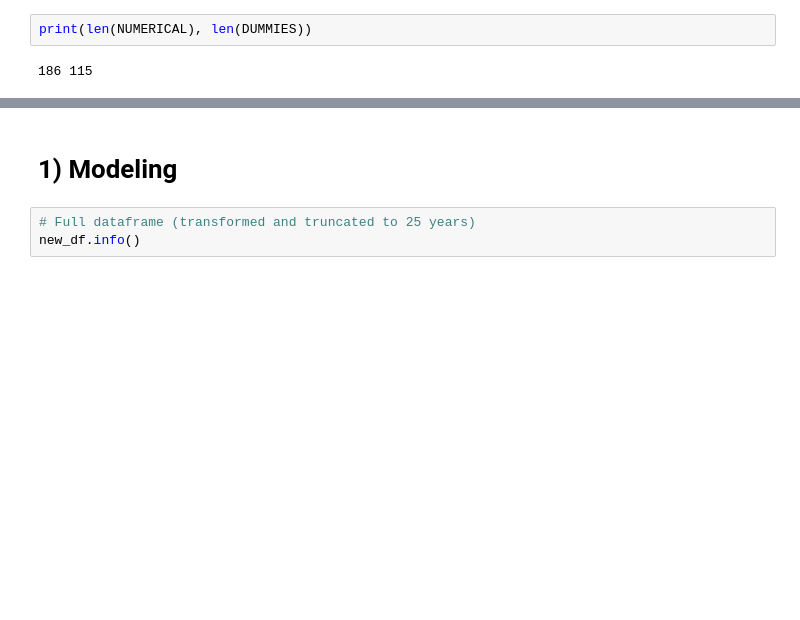
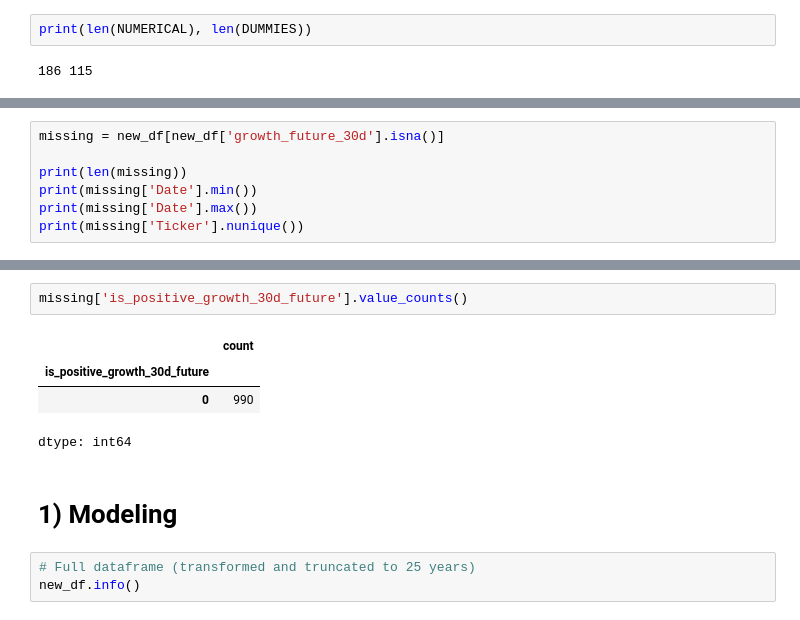
Before and after one commit to mfonabasiakpanekpo-byte/datadocker-mfonworkspace, a Jupyter notebook: 04-trading-strategy-and-simulation/[2025]_Module_04_Colab_Trading_Simulations.ipynb, the cells around one changed output, grey strips where cells are left out. Drawn from its saved outputs; the diff is of its cells as text; blank space fills up the shorter version.

```diff
--- a/04-trading-strategy-and-simulation/[2025]_Module_04_Colab_Trading_Simulations.ipynb
+++ b/04-trading-strategy-and-simulation/[2025]_Module_04_Colab_Trading_Simulations.ipynb
@@ -486,0 +544,7 @@ print(len(NUMERICAL), len(DUMMIES))
+# %%
+missing = new_df[new_df['growth_future_30d'].isna()]
+
+print(len(missing))
+print(missing['Date'].min())
+print(missing['Date'].max())
+print(missing['Ticker'].nunique())
@@ -487,3 +556,10 @@ print(len(NUMERICAL), len(DUMMIES))
+# %%
+missing['is_positive_growth_30d_future'].value_counts()
+# %% [output]
+|  | count |
+| is_positive_growth_30d_future |  |
+| 0 | 990 |
+dtype: int64
 # %% [markdown]
 # 1) Modeling
 # %%
```
Also changed, not shown: parts of 38 cells of this notebook.
